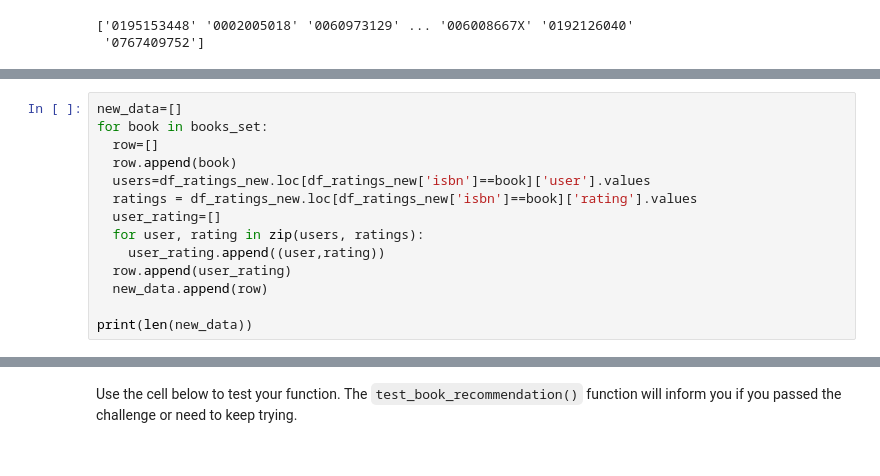
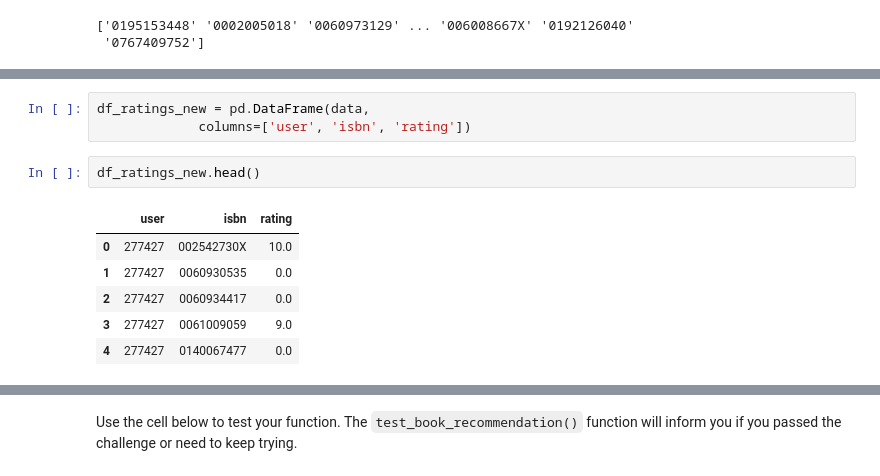
Before and after one commit to kalinosia/freeCodeCamp_Machine_Learning_with_Python, a Jupyter notebook: fcc_book_recommendation_knn.ipynb, the cells around one changed output, grey strips where cells are left out. Cells and saved outputs as stored; diff of their text form.

```diff
--- a/fcc_book_recommendation_knn.ipynb
+++ b/fcc_book_recommendation_knn.ipynb
@@ -371,14 +358,0 @@ for b in books_set:
-# %%
-new_data=[]
-for book in books_set:
-  row=[]
-  row.append(book)
-  users=df_ratings_new.loc[df_ratings_new['isbn']==book]['user'].values
-  ratings = df_ratings_new.loc[df_ratings_new['isbn']==book]['rating'].values
-  user_rating=[]
-  for user, rating in zip(users, ratings):
-    user_rating.append((user,rating))
-  row.append(user_rating)
-  new_data.append(row)
-
-print(len(new_data))
@@ -509,0 +433,12 @@ def get_recommends(book = ""):
+# %%
+df_ratings_new = pd.DataFrame(data,
+             columns=['user', 'isbn', 'rating'])
+# %%
+df_ratings_new.head()
+# %% [output]
+|  | user | isbn | rating |
+| 0 | 277427 | 002542730X | 10.0 |
+| 1 | 277427 | 0060930535 | 0.0 |
+| 2 | 277427 | 0060934417 | 0.0 |
+| 3 | 277427 | 0061009059 | 9.0 |
+| 4 | 277427 | 0140067477 | 0.0 |
```
Also changed, not shown: parts of 73 cells of this notebook.
